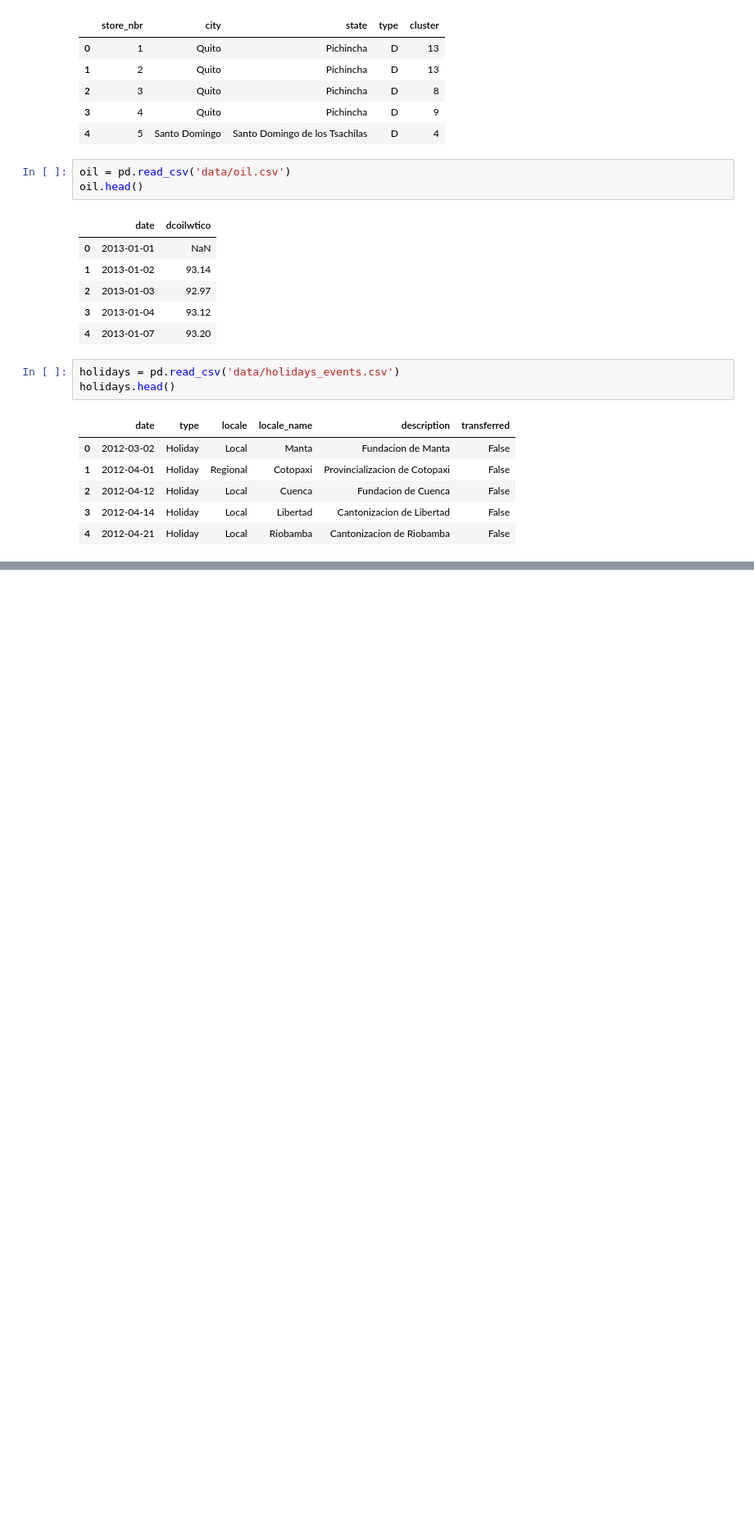
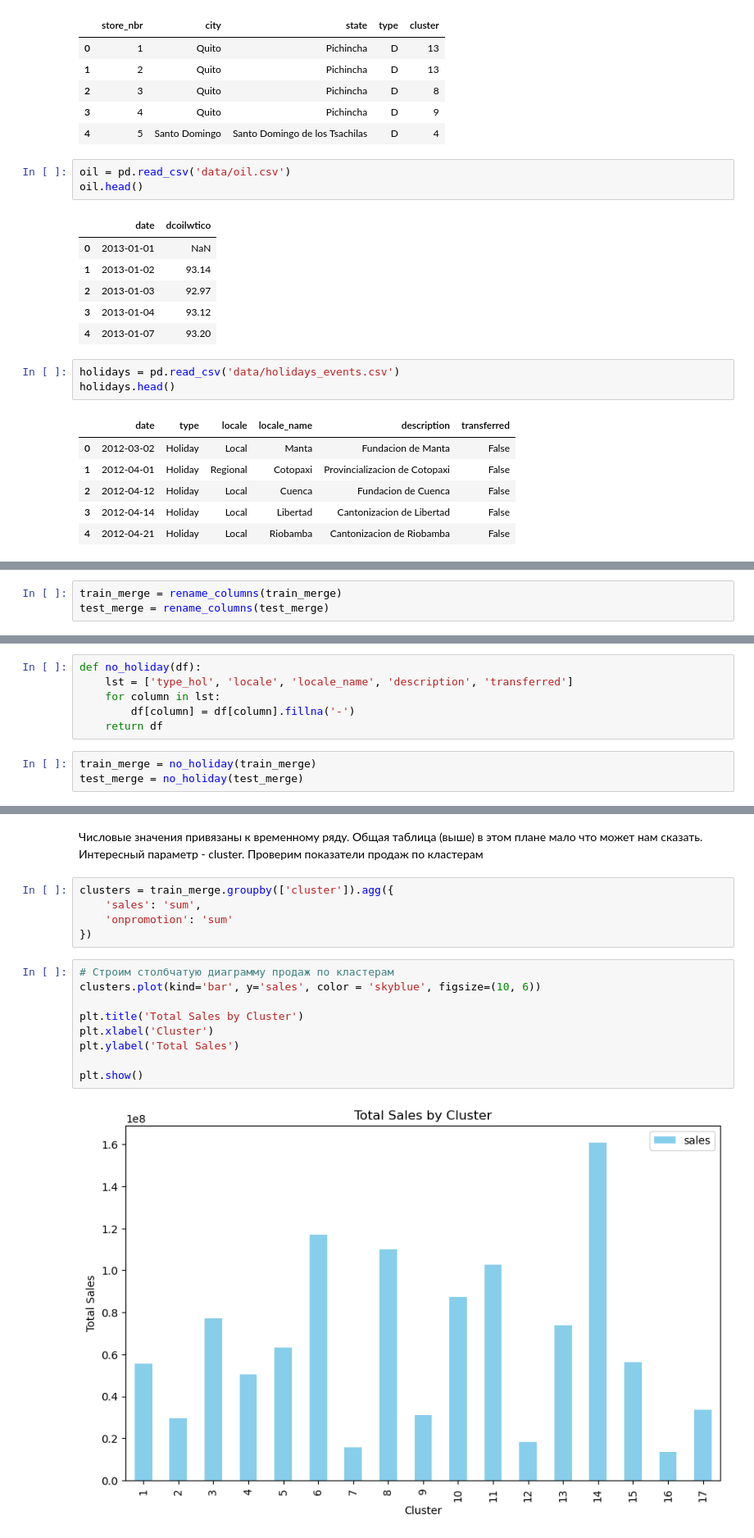
Before and after one commit to matejkoas/Kaggle_Store-sales, a Jupyter notebook: Store Sales.ipynb, the cells around one changed output, grey strips where cells are left out. Shown: that part at 82% size. Cells and saved outputs as stored; diff of their text form; blank space fills up the shorter version.

```diff
--- a/Store Sales.ipynb
+++ b/Store Sales.ipynb
@@ -130,0 +299,3 @@ holidays.head()
+# %%
+train_merge = rename_columns(train_merge)
+test_merge = rename_columns(test_merge)
@@ -130,0 +313,9 @@ holidays.head()
+# %%
+def no_holiday(df):
+    lst = ['type_hol', 'locale', 'locale_name', 'description', 'transferred']
+    for column in lst:
+        df[column] = df[column].fillna('-')
+    return df
+# %%
+train_merge = no_holiday(train_merge)
+test_merge = no_holiday(test_merge)
@@ -130,0 +378,18 @@ holidays.head()
+# %% [markdown]
+Числовые значения привязаны к временному ряду. Общая таблица (выше) в этом плане мало что может нам сказать. Интересный параметр - cluster. Проверим показатели продаж по кластерам
+# %%
+clusters = train_merge.groupby(['cluster']).agg({
+    'sales': 'sum',
+    'onpromotion': 'sum'
+})
+# %%
+# Строим столбчатую диаграмму продаж по кластерам
+clusters.plot(kind='bar', y='sales', color = 'skyblue', figsize=(10, 6))
+
+plt.title('Total Sales by Cluster')
+plt.xlabel('Cluster')
+plt.ylabel('Total Sales')
+
+plt.show()
+# %% [output]
+[figure, added]
```
Also changed, not shown: parts of 124 cells of this notebook, 7 other files.
